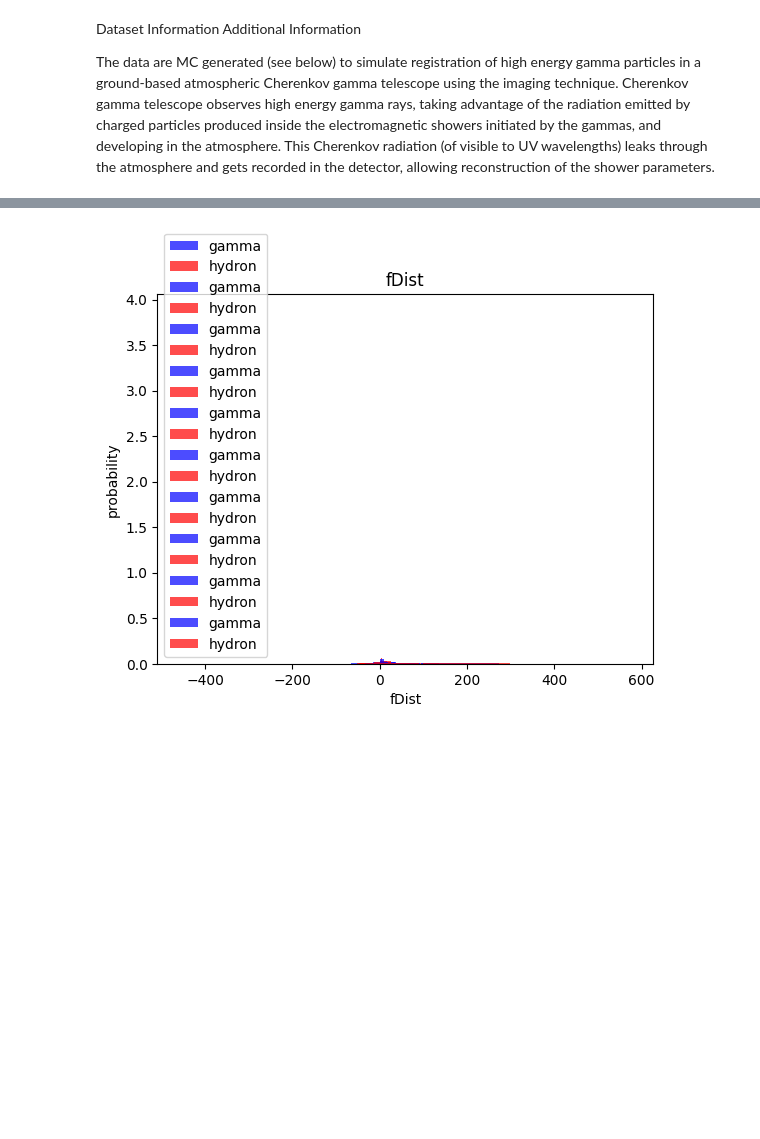
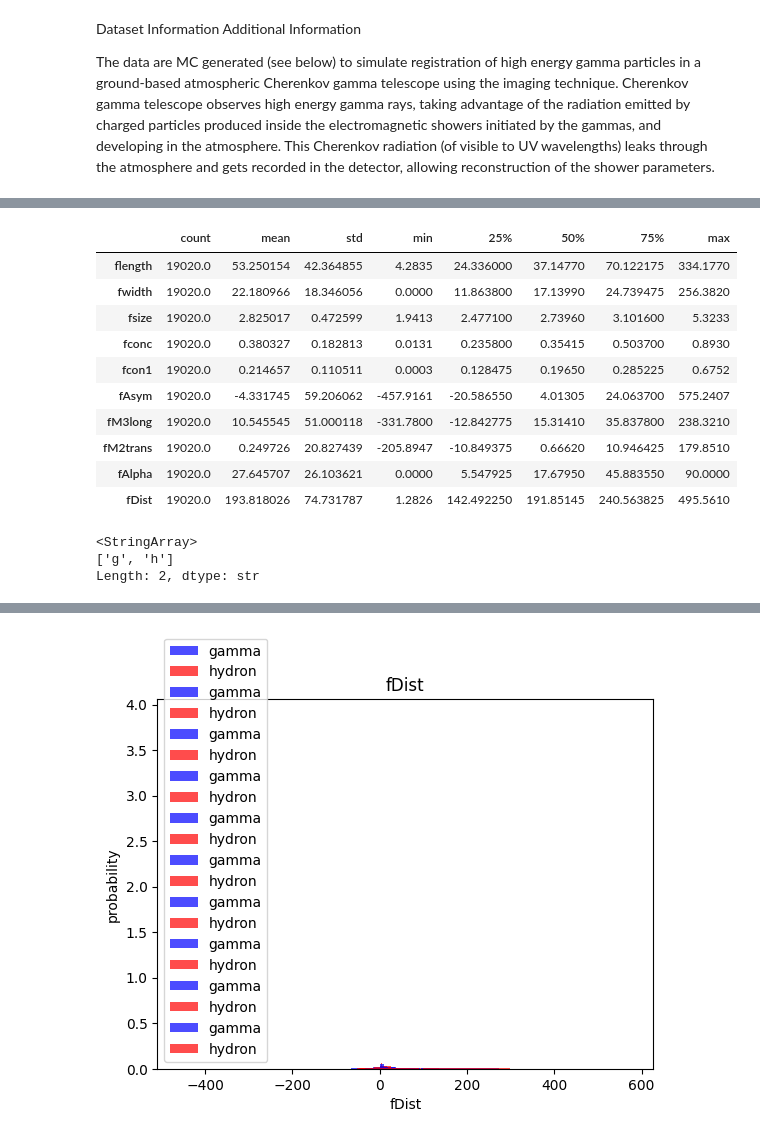
Before and after one commit to mrrendex2006/machine-learning-from-scratch, a Jupyter notebook: 02_logistic_regression/telescope_ml/telescope_ml01.ipynb, the cells around one changed output, grey strips where cells are left out. Cells and saved outputs as stored; diff of their text form; code cells hidden in the pictures; blank space fills up the shorter version.

```diff
--- a/03_support_vector_mechine/telescope_ml02.ipynb
+++ b/02_logistic_regression/telescope_ml/telescope_ml01.ipynb
@@ -11,5 +11,4 @@ from sklearn.preprocessing import StandardScaler
 from imblearn.over_sampling import RandomOverSampler
 # %%
 cols=["flength","fwidth","fsize","fconc","fcon1","fAsym","fM3long","fM2trans","fAlpha","fDist","class"]
-df=pd.read_csv(r"C:\Users\nidhi\Documents\cppprogramming.cpp\python\dataset for practice\magic04.data",names=cols)
-df.head()
+df=pd.read_csv("magic04.data",names=cols)
@@ -32,0 +45,20 @@ df.head()
+# %%
+df.describe().T
+# %% [output]
+|  | count | mean | std | min | 25% | 50% | 75% | max |
+| flength | 19020.0 | 53.250154 | 42.364855 | 4.2835 | 24.336000 | 37.14770 | 70.122175 | 334.1770 |
+| fwidth | 19020.0 | 22.180966 | 18.346056 | 0.0000 | 11.863800 | 17.13990 | 24.739475 | 256.3820 |
+| fsize | 19020.0 | 2.825017 | 0.472599 | 1.9413 | 2.477100 | 2.73960 | 3.101600 | 5.3233 |
+| fconc | 19020.0 | 0.380327 | 0.182813 | 0.0131 | 0.235800 | 0.35415 | 0.503700 | 0.8930 |
+| fcon1 | 19020.0 | 0.214657 | 0.110511 | 0.0003 | 0.128475 | 0.19650 | 0.285225 | 0.6752 |
+| fAsym | 19020.0 | -4.331745 | 59.206062 | -457.9161 | -20.586550 | 4.01305 | 24.063700 | 575.2407 |
+| fM3long | 19020.0 | 10.545545 | 51.000118 | -331.7800 | -12.842775 | 15.31410 | 35.837800 | 238.3210 |
+| fM2trans | 19020.0 | 0.249726 | 20.827439 | -205.8947 | -10.849375 | 0.66620 | 10.946425 | 179.8510 |
+| fAlpha | 19020.0 | 27.645707 | 26.103621 | 0.0000 | 5.547925 | 17.67950 | 45.883550 | 90.0000 |
+| fDist | 19020.0 | 193.818026 | 74.731787 | 1.2826 | 142.492250 | 191.85145 | 240.563825 | 495.5610 |
+# %%
+df['class'].unique()
+# %% [output]
+<StringArray>
+['g', 'h']
+Length: 2, dtype: str
```
Also changed, not shown: parts of 13 cells of this notebook, 30 other files.
